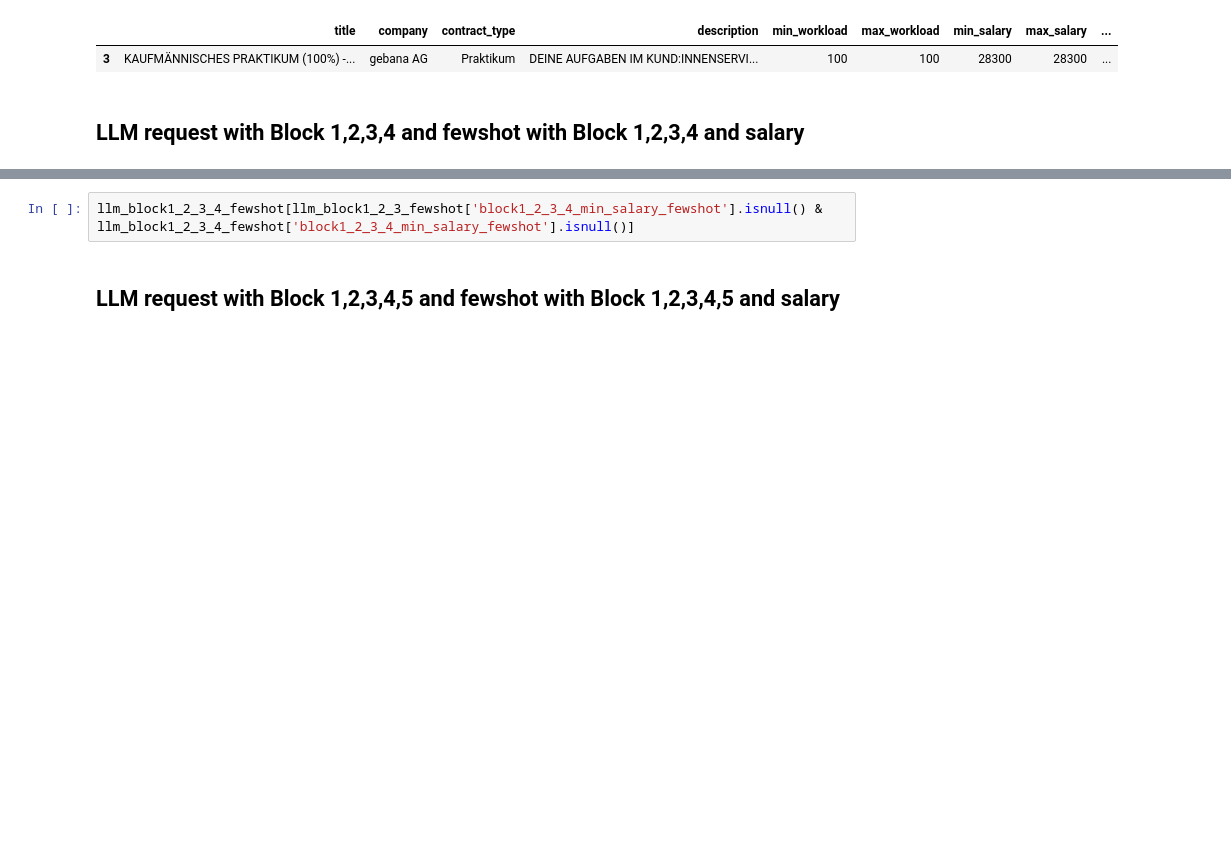
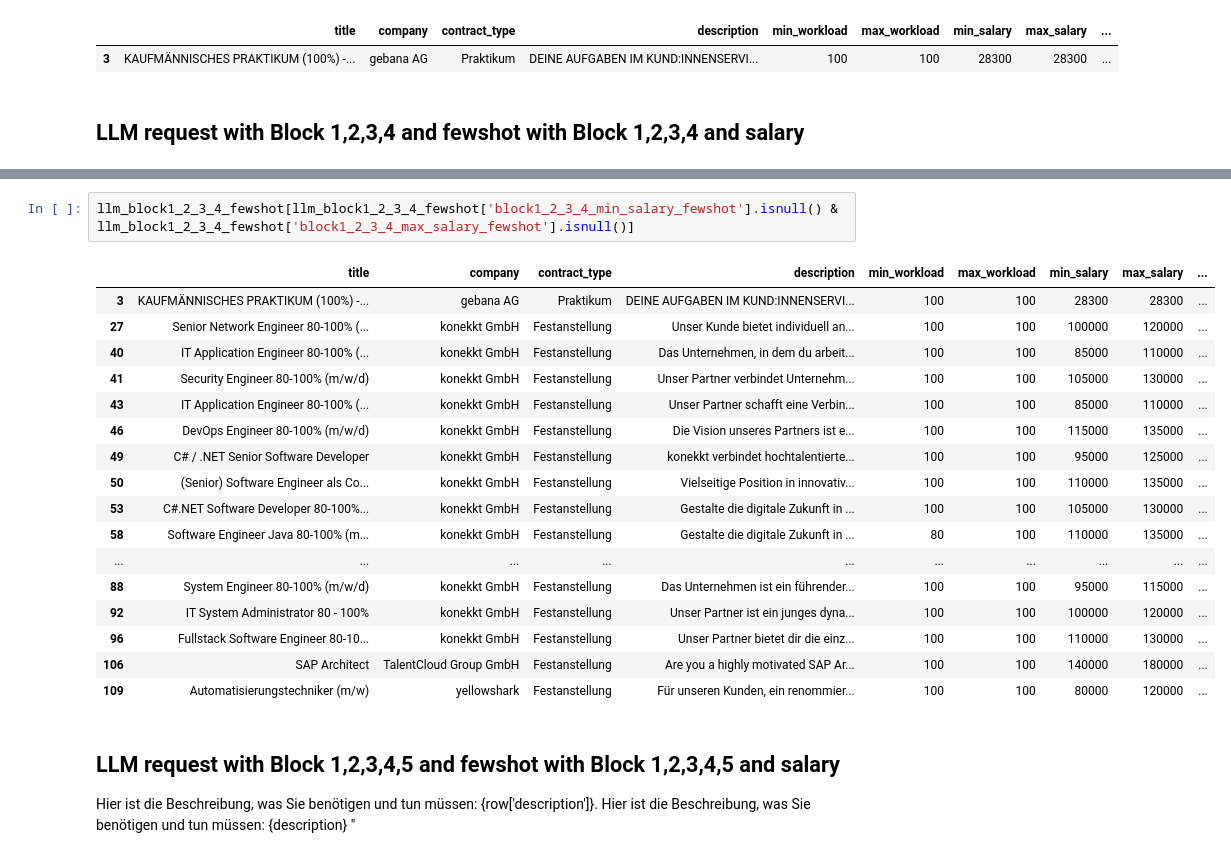
Before and after one commit to ElijahLeeMorgan/JobMarket, a Jupyter notebook: modelling/llm_regression/llm_requests_mo.ipynb, the cells around one changed output, grey strips where cells are left out. Drawn from its saved outputs; the diff is of its cells as text; blank space fills up the shorter version.

```diff
--- a/modelling/llm_regression/llm_requests_mo.ipynb
+++ b/modelling/llm_regression/llm_requests_mo.ipynb
@@ -411,7 +415,27 @@ llm_block1_2_3_4_fewshot.head()
 # %%
-llm_block1_2_3_4_fewshot[llm_block1_2_3_fewshot['block1_2_3_4_min_salary_fewshot'].isnull() & llm_block1_2_3_4_fewshot['block1_2_3_4_min_salary_fewshot'].isnull()]
+llm_block1_2_3_4_fewshot[llm_block1_2_3_4_fewshot['block1_2_3_4_min_salary_fewshot'].isnull() & llm_block1_2_3_4_fewshot['block1_2_3_4_max_salary_fewshot'].isnull()]
+# %% [output]
+|  | title | company | contract_type | description | min_workload | max_workload | min_salary | max_salary | ... |
+| 3 | KAUFMÄNNISCHES PRAKTIKUM (100%) -... | gebana AG | Praktikum | DEINE AUFGABEN IM KUND:INNENSERVI... | 100 | 100 | 28300 | 28300 | ... |
+| 27 | Senior Network Engineer 80-100% (... | konekkt GmbH | Festanstellung | Unser Kunde bietet individuell an... | 100 | 100 | 100000 | 120000 | ... |
+| 40 | IT Application Engineer 80-100% (... | konekkt GmbH | Festanstellung | Das Unternehmen, in dem du arbeit... | 100 | 100 | 85000 | 110000 | ... |
+| 41 | Security Engineer 80-100% (m/w/d) | konekkt GmbH | Festanstellung | Unser Partner verbindet Unternehm... | 100 | 100 | 105000 | 130000 | ... |
+| 43 | IT Application Engineer 80-100% (... | konekkt GmbH | Festanstellung | Unser Partner schafft eine Verbin... | 100 | 100 | 85000 | 110000 | ... |
+| 46 | DevOps Engineer 80-100% (m/w/d) | konekkt GmbH | Festanstellung | Die Vision unseres Partners ist e... | 100 | 100 | 115000 | 135000 | ... |
+| 49 | C# / .NET Senior Software Developer | konekkt GmbH | Festanstellung | konekkt verbindet hochtalentierte... | 100 | 100 | 95000 | 125000 | ... |
+| 50 | (Senior) Software Engineer als Co... | konekkt GmbH | Festanstellung | Vielseitige Position in innovativ... | 100 | 100 | 110000 | 135000 | ... |
+| 53 | C#.NET Software Developer 80-100%... | konekkt GmbH | Festanstellung | Gestalte die digitale Zukunft in ... | 100 | 100 | 105000 | 130000 | ... |
+| 58 | Software Engineer Java 80-100% (m... | konekkt GmbH | Festanstellung | Gestalte die digitale Zukunft in ... | 80 | 100 | 110000 | 135000 | ... |
+| ... | ... | ... | ... | ... | ... | ... | ... | ... | ... |
+| 88 | System Engineer 80-100% (m/w/d) | konekkt GmbH | Festanstellung | Das Unternehmen ist ein führender... | 100 | 100 | 95000 | 115000 | ... |
+| 92 | IT System Administrator 80 - 100% | konekkt GmbH | Festanstellung | Unser Partner ist ein junges dyna... | 100 | 100 | 100000 | 120000 | ... |
+| 96 | Fullstack Software Engineer 80-10... | konekkt GmbH | Festanstellung | Unser Partner bietet dir die einz... | 100 | 100 | 110000 | 130000 | ... |
+| 106 | SAP Architect | TalentCloud Group GmbH | Festanstellung | Are you a highly motivated SAP Ar... | 100 | 100 | 140000 | 180000 | ... |
+| 109 | Automatisierungstechniker (m/w) | yellowshark | Festanstellung | Für unseren Kunden, ein renommier... | 100 | 100 | 80000 | 120000 | ... |
 # %% [markdown]
 ## LLM request with Block 1,2,3,4,5 and fewshot with Block 1,2,3,4,5 and salary
+Hier ist die Beschreibung, was Sie benötigen und tun müssen: {row['description']}.
+Hier ist die Beschreibung, was Sie benötigen und tun müssen: {description} "
 # %%
 # change here for new prompt and message below ------------
 results_file = 'data/llm_block1_2_3_4_5_fewshot.csv'
```
Also changed, not shown: parts of 13 cells of this notebook, 5 other files.
